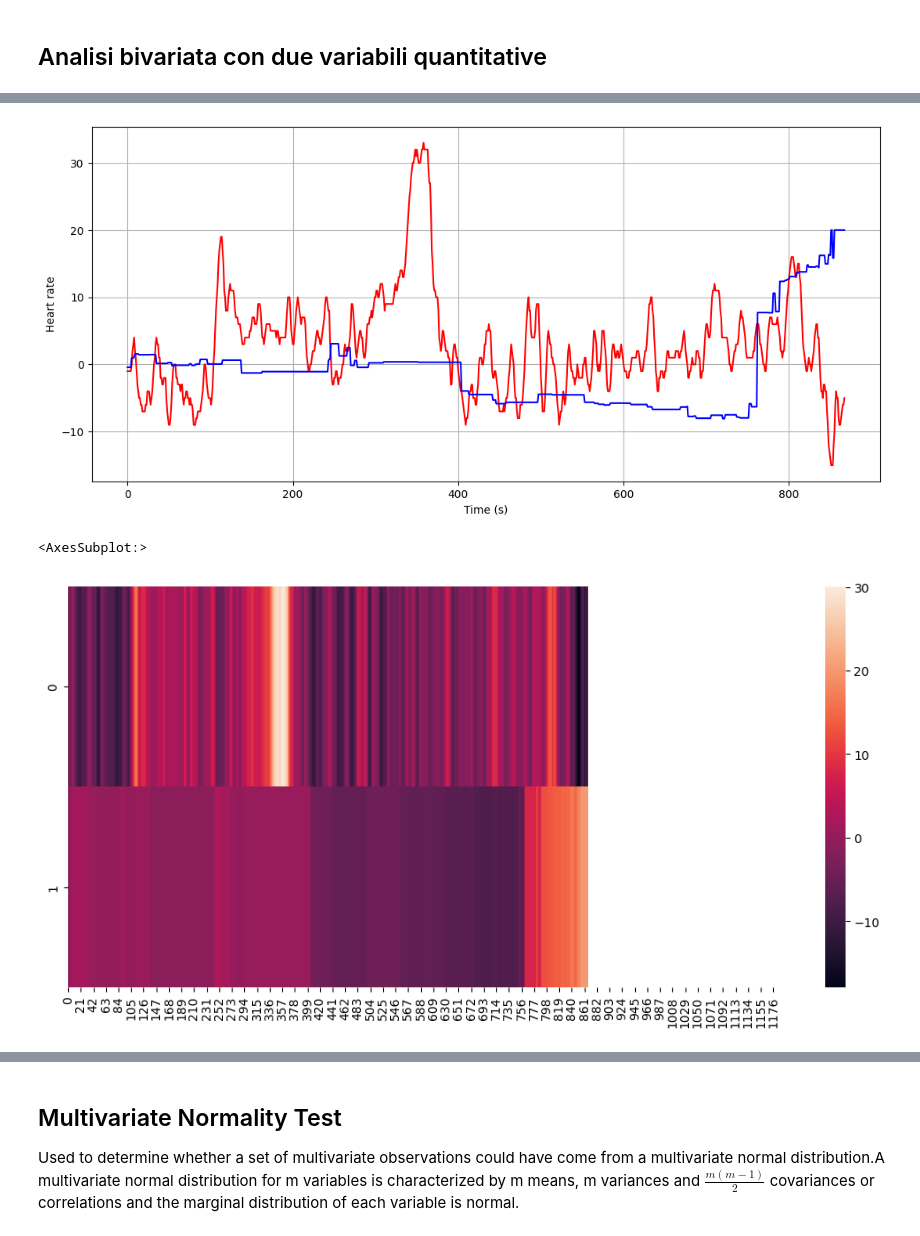
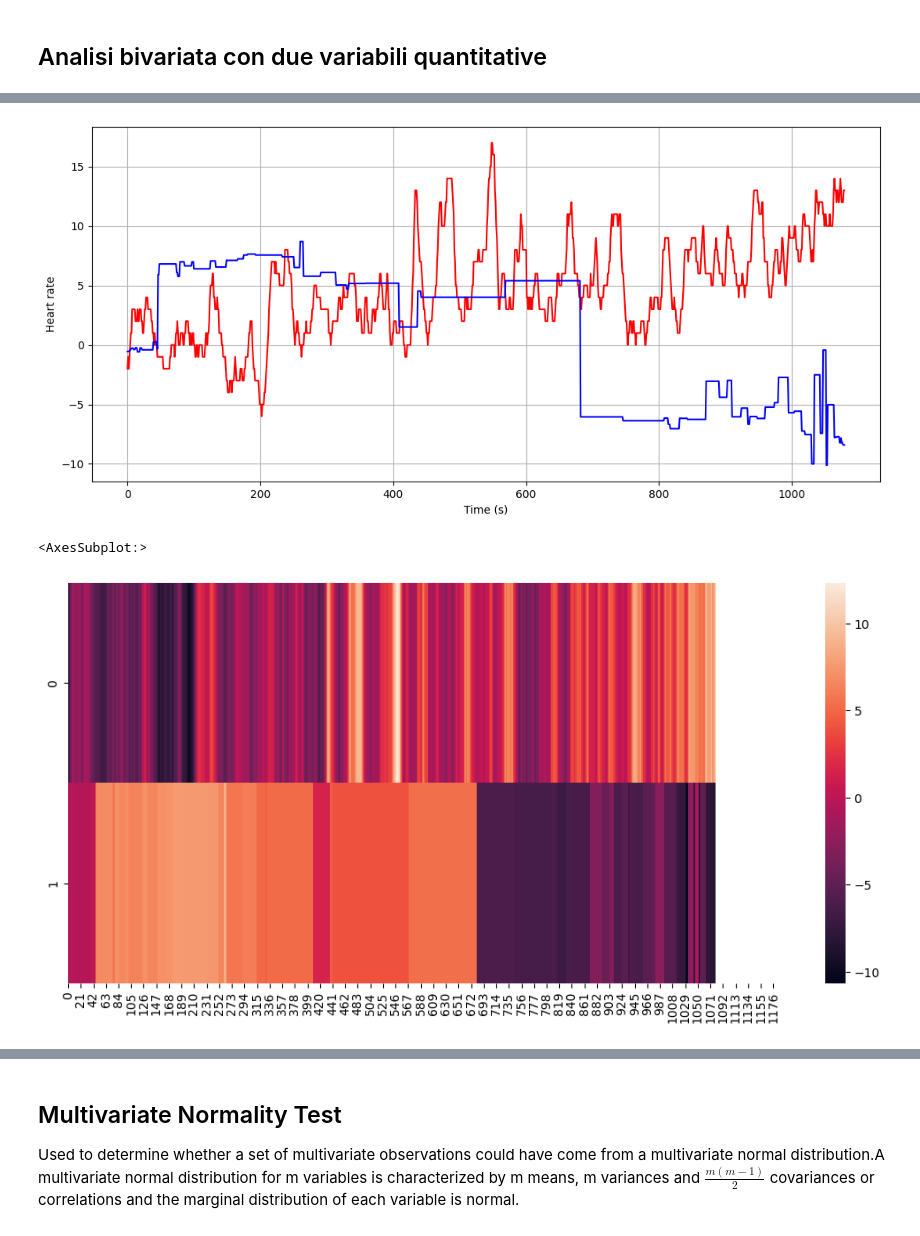
Before and after one commit to tommdim/statistics-101, a Jupyter notebook: project/src/vale.ipynb, the cells around one changed output, grey strips where cells are left out. Saved outputs shown, nothing was run; the diff lists cells and outputs as text; code cells hidden in the pictures.

```diff
--- a/project/src/vale.ipynb
+++ b/project/src/vale.ipynb
@@ -50,11 +50,11 @@ realwage = realwage.pivot_table(values='Value',
                                 columns=['Game', 'Player', 'Statistics'])
 
 plt.rcParams["figure.figsize"] = (13,6)
-hb = realwage['Game0']['b']['HR'] - heart_rate_delta(realwage,'b','Game0')
+hb = realwage['Game0529-1']['b']['HR'] - heart_rate_delta(realwage,'b','Game0529-1')
 
 
 t = realwage.index
-eb = realwage['Game0']['b']['Evaluation']
+eb = realwage['Game0529-1']['b']['Evaluation']
 plt.grid()
 plt.plot(t,hb, 'r')
 plt.plot(t,eb,'b')
@@ -62,17 +62,17 @@ plt.xlabel("Time (s)")
 plt.ylabel("Heart rate")
 plt.show()
 # %% [output]
-[figure, old version]
+[figure, new version]
 # %%
 #heatmap or correlation matrix
 
-hrw = realwage['Game0']['b']['HR'] - realwage['Game0']['b']['HR'].mean()
-evw=realwage['Game0']['b']['Evaluation']
+hrw = realwage['Game0529-1']['b']['HR'] - realwage['Game0529-1']['b']['HR'].mean()
+evw=realwage['Game0529-1']['b']['Evaluation']
 df = np.array([hrw,evw])
 sns.heatmap(df)
 # %% [output]
 <AxesSubplot:>
-[figure, old version]
+[figure, new version]
 # %%
 df1 = pd.DataFrame({'x1':t,
                    'x2': hb,
```
Also changed, not shown: parts of 14 cells of this notebook.
